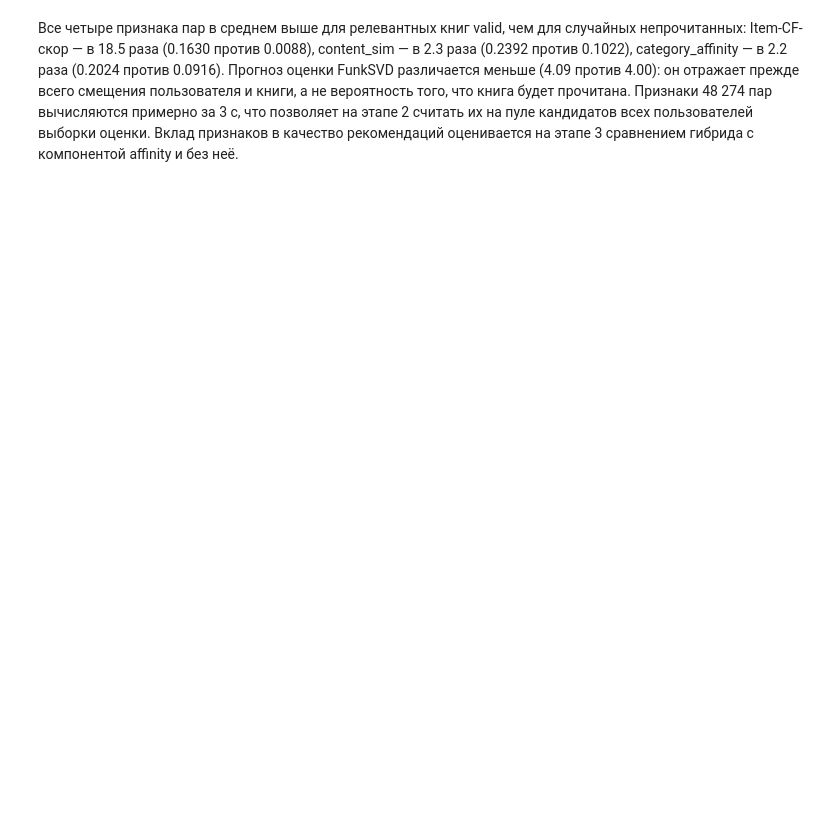
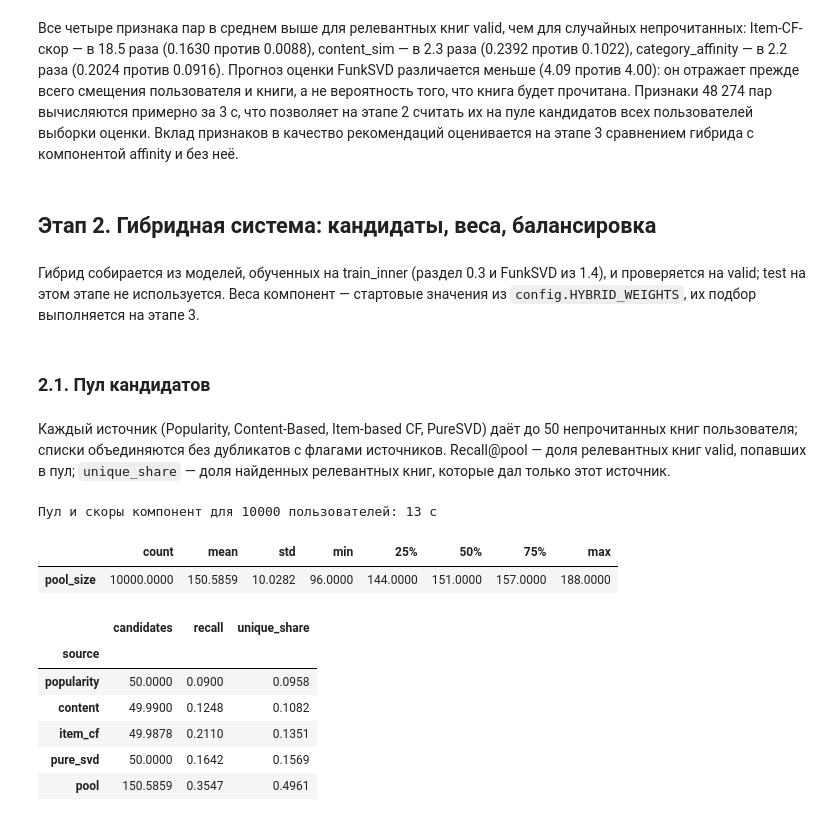
Before and after one commit to a-kapset/Rec_Systems_Session_Project, a Jupyter notebook: notebooks/hybrid_recsys.ipynb, the cells around one changed output. Drawn from its saved outputs; the diff is of its cells as text; code cells hidden in the pictures; blank space fills up the shorter version.

```diff
--- a/notebooks/hybrid_recsys.ipynb
+++ b/notebooks/hybrid_recsys.ipynb
@@ -232,3 +232,40 @@ pairs.groupby("pair")[["content_sim", "item_cf_score", "category_affinity", "svd
 | случайная непрочитанная | 0.1022 | 0.0088 | 0.0916 | 3.9965 |
 # %% [markdown]
 Все четыре признака пар в среднем выше для релевантных книг valid, чем для случайных непрочитанных: Item-CF-скор — в 18.5 раза (0.1630 против 0.0088), content_sim — в 2.3 раза (0.2392 против 0.1022), category_affinity — в 2.2 раза (0.2024 против 0.0916). Прогноз оценки FunkSVD различается меньше (4.09 против 4.00): он отражает прежде всего смещения пользователя и книги, а не вероятность того, что книга будет прочитана. Признаки 48 274 пар вычисляются примерно за 3 с, что позволяет на этапе 2 считать их на пуле кандидатов всех пользователей выборки оценки. Вклад признаков в качество рекомендаций оценивается на этапе 3 сравнением гибрида с компонентой affinity и без неё.
+# %% [markdown]
+## Этап 2. Гибридная система: кандидаты, веса, балансировка
+# %% [markdown]
+Гибрид собирается из моделей, обученных на train_inner (раздел 0.3 и FunkSVD из 1.4), и проверяется на valid; test на этом этапе не используется. Веса компонент — стартовые значения из `config.HYBRID_WEIGHTS`, их подбор выполняется на этапе 3.
+# %% [markdown]
+### 2.1. Пул кандидатов
+# %% [markdown]
+Каждый источник (Popularity, Content-Based, Item-based CF, PureSVD) даёт до 50 непрочитанных книг пользователя; списки объединяются без дубликатов с флагами источников. Recall@pool — доля релевантных книг valid, попавших в пул; `unique_share` — доля найденных релевантных книг, которые дал только этот источник.
+# %%
+from recsys import candidates, hybrid
+from recsys.balancing import Quotas
+
+component_models = {
+    "popularity": models["Popularity (weighted)"],
+    "content": models["Content-Based"],
+    "item_cf": models["Item-based CF"],
+    "pure_svd": models["PureSVD"],
+    "funk_svd": funk_svd,
+}
+hybrid_model = hybrid.HybridRecommender(component_models, categories)
+hybrid_model.fit(train_inner, fit_models=False)
+scored = hybrid_model.prepare(eval_set.user_ids)
+pool = scored.pool
+print(f"Пул и скоры компонент для {pool.user_ids.size} пользователей: {scored.seconds:.0f} с")
+display(pd.Series(pool.sizes, name="pool_size").describe().to_frame().T)
+candidates.pool_metrics(pool, eval_set)
+# %% [output]
+Пул и скоры компонент для 10000 пользователей: 13 с
+|  | count | mean | std | min | 25% | 50% | 75% | max |
+| pool_size | 10000.0000 | 150.5859 | 10.0282 | 96.0000 | 144.0000 | 151.0000 | 157.0000 | 188.0000 |
+|  | candidates | recall | unique_share |
+| source |  |  |  |
+| popularity | 50.0000 | 0.0900 | 0.0958 |
+| content | 49.9900 | 0.1248 | 0.1082 |
+| item_cf | 49.9878 | 0.2110 | 0.1351 |
+| pure_svd | 50.0000 | 0.1642 | 0.1569 |
+| pool | 150.5859 | 0.3547 | 0.4961 |
```
Also changed, not shown: parts of 18 cells of this notebook, 12 other files.
